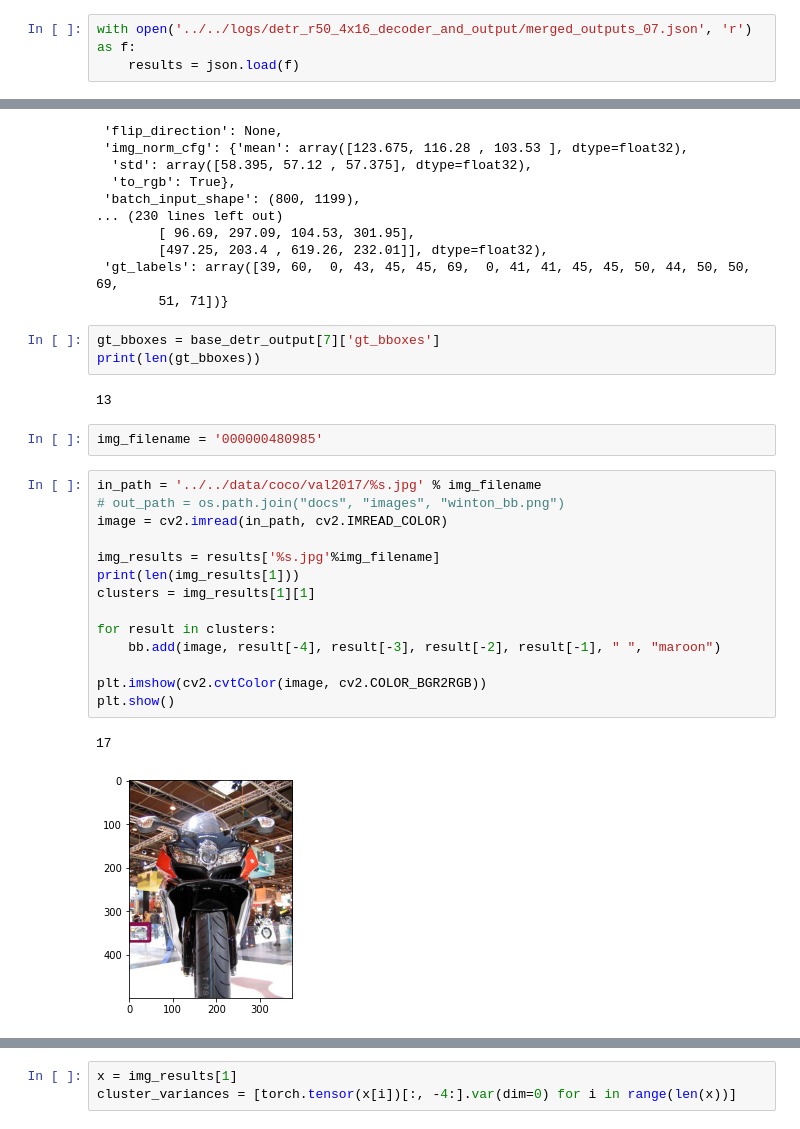
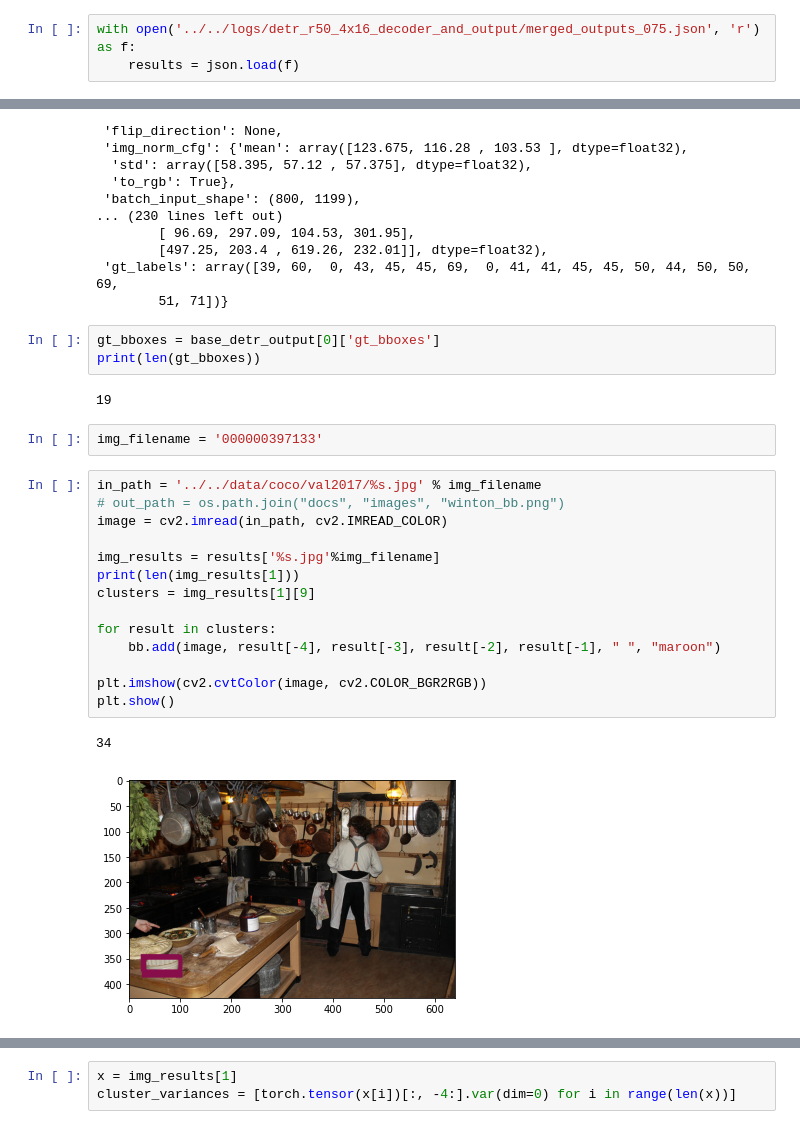
Before and after one commit to colinski/mmdetection, a Jupyter notebook: notebooks/visualize.ipynb, the cells around one changed output, grey strips where cells are left out. Cells and saved outputs as stored; diff of their text form.

```diff
--- a/notebooks/visualize.ipynb
+++ b/notebooks/visualize.ipynb
@@ -24,7 +24,7 @@ os.getcwd()
 # %% [output]
 '/work/mvadera_umass_edu/mmdetection/notebooks'
 # %%
-with open('../../logs/detr_r50_4x16_decoder_and_output/merged_outputs_07.json', 'r') as f:
+with open('../../logs/detr_r50_4x16_decoder_and_output/merged_outputs_075.json', 'r') as f:
     results = json.load(f)
 # %%
 list(results.keys())[:10]
@@ -63,26 +63,26 @@ base_detr_output[0]
  'gt_labels': array([39, 60,  0, 43, 45, 45, 69,  0, 41, 41, 45, 45, 50, 44, 50, 50, 69,
         51, 71])}
 # %%
-gt_bboxes = base_detr_output[7]['gt_bboxes']
+gt_bboxes = base_detr_output[0]['gt_bboxes']
 print(len(gt_bboxes))
 # %% [output]
-13
+19
 # %%
-img_filename = '000000480985'
+img_filename = '000000397133'
 # %%
 in_path = '../../data/coco/val2017/%s.jpg' % img_filename
 # out_path = os.path.join("docs", "images", "winton_bb.png")
 image = cv2.imread(in_path, cv2.IMREAD_COLOR)
 
 img_results = results['%s.jpg'%img_filename]
 print(len(img_results[1]))
-clusters = img_results[1][1]
+clusters = img_results[1][9]
 
 for result in clusters:
     bb.add(image, result[-4], result[-3], result[-2], result[-1], " ", "maroon")
 
 plt.imshow(cv2.cvtColor(image, cv2.COLOR_BGR2RGB))
 plt.show()
 # %% [output]
-17
+34
-[figure, old version]
+[figure, new version]
```
Also changed, not shown: parts of 3 cells of this notebook, 4 other files.
